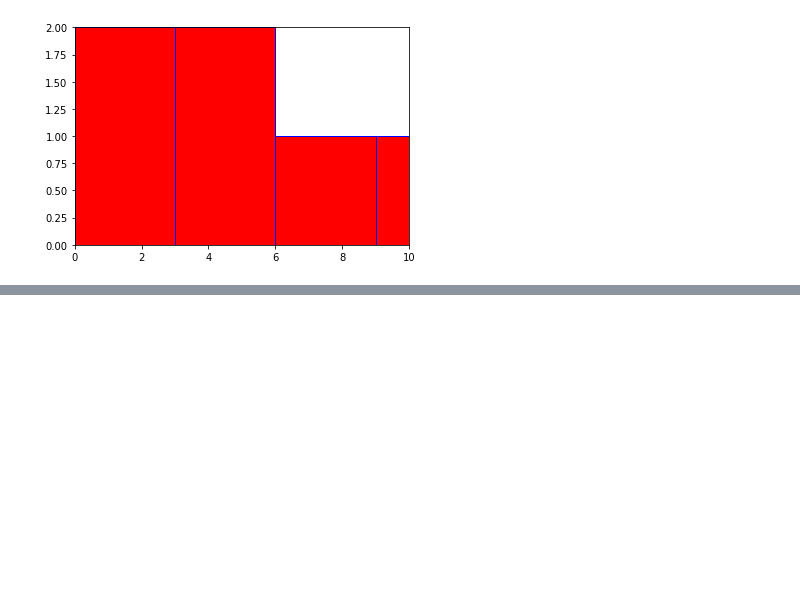
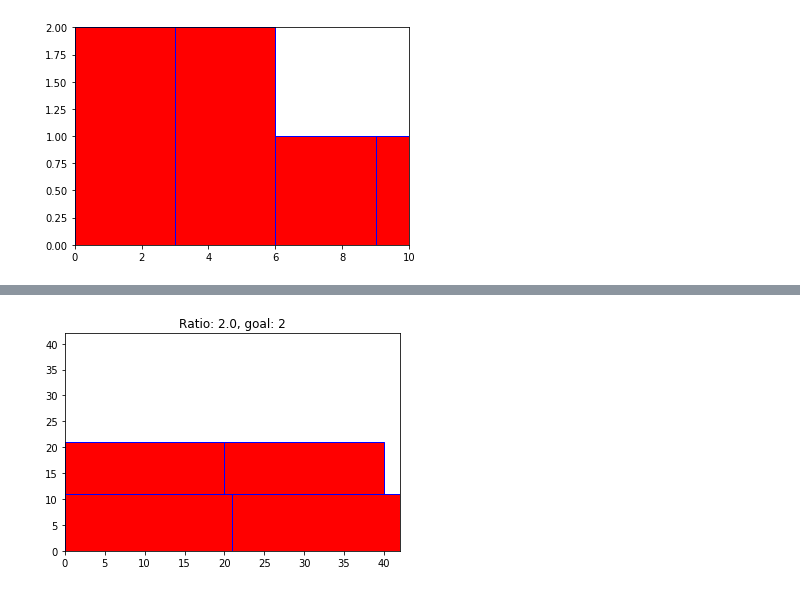
Before and after one commit to redhog/InfiniteGlass, a Jupyter notebook: testing/Rectangles.ipynb, the cells around one changed output, grey strips where cells are left out. Saved outputs shown, nothing was run; the diff lists cells and outputs as text; code cells hidden in the pictures; blank space fills up the shorter version.

```diff
--- a/testing/Rectangles.ipynb
+++ b/testing/Rectangles.ipynb
@@ -138,0 +183,35 @@ plt.show()
+# %%
+wins = [[x, x % 10]
+       for x in range(20)]
+wins = [[20, 10], [20, 10], [21, 11], [21, 11]]
+
+
+blocks = [{ "w": w, "h": h } for (w, h) in wins]
+
+packer = tile.GrowingPacker()
+ratio = 2
+packer.fit(blocks, ratio, "area")
+
+
+fig,ax = plt.subplots(1)
+
+maxx = 0
+maxy = 0
+for block in blocks:
+    if not block.get("fit"): continue
+    x = block["fit"]["x"]
+    y = block["fit"]["y"]
+    w = block["w"]
+    h = block["h"]
+    if x + w > maxx: maxx = x+w
+    if y + h > maxy: maxy = y+h
+    rect = matplotlib.patches.Rectangle((x, y),w,h,linewidth=1,edgecolor='b',facecolor='red')
+    ax.add_patch(rect)
+
+ax.set_ylim(0, max(maxy, maxx))
+ax.set_xlim(0, max(maxy, maxx))
+ax.set_title("Ratio: %s, goal: %s" % (maxx / maxy, ratio))
+
+plt.show()
+# %% [output]
+[figure, added]
```
Also changed, not shown: parts of 4 cells of this notebook, 2 other files.
